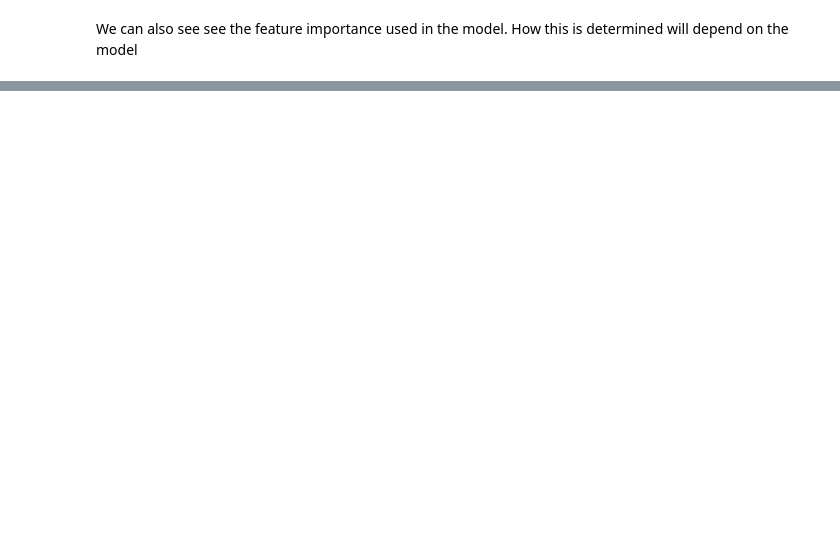
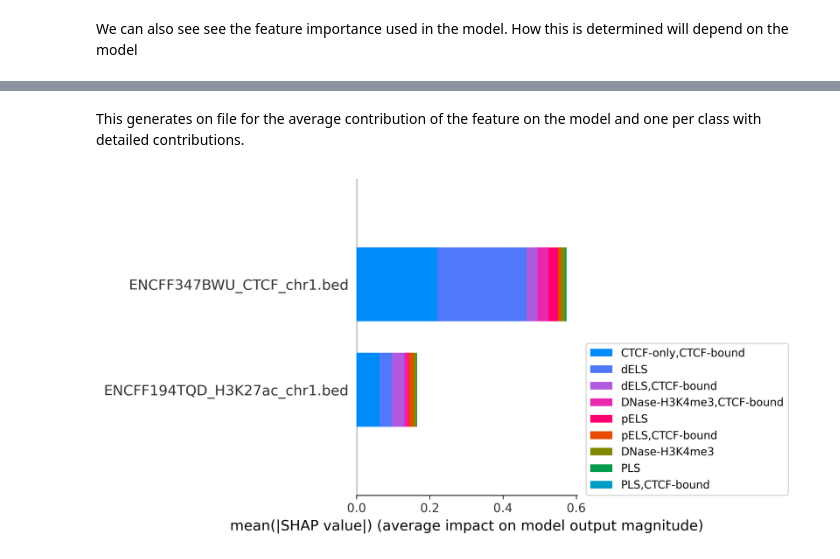
Before and after one commit to efriman/PeakPredict, a Jupyter notebook: docs/Walkthrough_examples.ipynb, the cells around one changed output, grey strips where cells are left out. Cells and saved outputs as stored; diff of their text form; code cells hidden in the pictures; blank space fills up the shorter version.

Commit message:
Added --shap option

```diff
--- a/docs/Walkthrough_examples.ipynb
+++ b/docs/Walkthrough_examples.ipynb
@@ -113,0 +167,6 @@ Image('mm10-cCREs_overlap_H3K27ac_CTCF_chr1_RandomForestClassifier_feature_impor
+# %% [markdown]
+This generates on file for the average contribution of the feature on the model and one per class with detailed contributions.
+# %%
+Image("./mm10-cCREs_overlap_H3K27ac_CTCF_chr1_SHAP_RandomForestClassifier.png", width=700)
+# %% [output]
+[figure, added]
```
Also changed, not shown: parts of 15 cells of this notebook, 5 other files.
